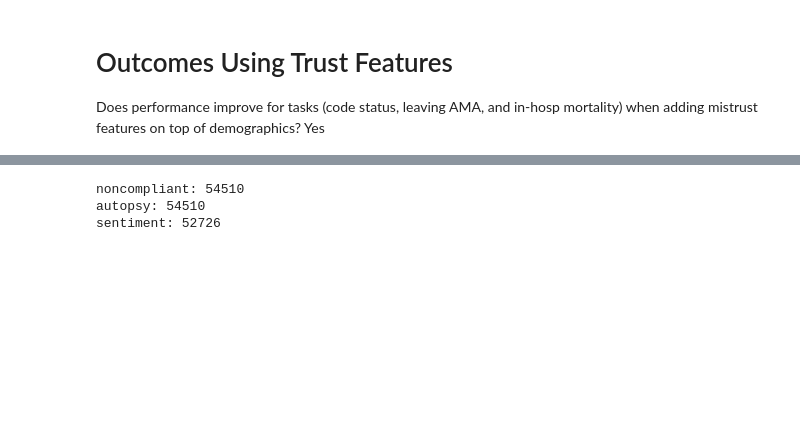
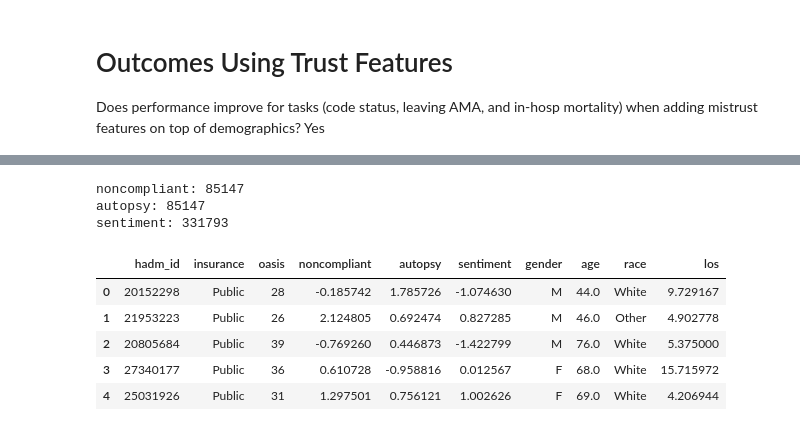
Before and after one commit to damphessian/eol-mistrust, a Jupyter notebook: code/outcomes_ml.ipynb, the cells around one changed output, grey strips where cells are left out. Cells and saved outputs as stored; diff of their text form; code cells hidden in the pictures; blank space fills up the shorter version.

```diff
--- a/code/outcomes_ml.ipynb
+++ b/code/outcomes_ml.ipynb
@@ -94,7 +94,7 @@ class LogisticRegression(_LR):
         )
 # %%
 # con = psycopg2.connect(dbname ='mimic', user='wboag', host="/var/run/postgresql")
-con = psycopg2.connect(dbname='mimic', user='wboag', host="host.docker.internal", port="5432")
+con = psycopg2.connect(dbname='mimiciv', user='wboag', host="host.docker.internal", port="5432")
 cur = con.cursor()
 # %%
 print(strftime("%Y-%m-%d %H:%M:%S", gmtime()))
@@ -431,17 +479,29 @@ def normalize(scores):
 
 
 # query for insurance info
-insurance_query = 'SELECT distinct hadm_id,insurance FROM mimiciii.admissions'
+insurance_query = 'SELECT distinct hadm_id,insurance FROM mimiciv_hosp.admissions'
 insurance = pd.read_sql_query(insurance_query, con)
 
 # query for oasis info
-oasis_query = 'SELECT distinct hadm_id,oasis FROM mimiciii.oasis'
+oasis_query = 'SELECT distinct hadm_id,oasis FROM mimiciv_derived.oasis'
 oasis = pd.read_sql_query(oasis_query, con)
 
 # [repro] note: updated age to admission_age
 # [repro] note: admission_type not present, omitted
 # query for demographics info
-patients_query = 'SELECT distinct hadm_id,gender,admission_age as age,ethnicity,los_hospital FROM mimiciii.icustay_detail WHERE first_icu_stay = True;'
+patients_query = """
+SELECT DISTINCT
+    hadm_id,
+    gender,
+    CASE
+      WHEN admission_age > 89 THEN 90
+      ELSE ROUND(admission_age)
+    END AS age,
+    race AS ethnicity,
+    los_hospital
+FROM mimiciv_derived.icustay_detail
+WHERE first_icu_stay = True;
+"""
 patients = pd.read_sql_query(patients_query, con)
 # patients = patients.loc[patients['admission_type']!='NEWBORN']
 
@@ -451,37 +511,44 @@ with open('../data/mistrust_noncompliant.pkl', 'rb') as f:
 print('noncompliant:', len(noncompliant_dict))
 noncompliant_df = pd.DataFrame(list(noncompliant_dict.items()), columns=['hadm_id','noncompliant'])
 
 # Load trust scores
 with open('../data/mistrust_autopsy.pkl', 'rb') as f:
     autopsy_dict = normalize(pickle.load(f))
 print('autopsy:', len(autopsy_dict))
 autopsy_df = pd.DataFrame(list(autopsy_dict.items()), columns=['hadm_id','autopsy'])
 
 # Load trust scores
 with open('../data/neg_sentiment.pkl', 'rb') as f:
     sentiment_dict = normalize(pickle.load(f))
 print('sentiment:', len(sentiment_dict))
 sentiment_df = pd.DataFrame(list(sentiment_dict.items()), columns=['hadm_id','sentiment'])
 
 
 # merge data
 extra_1 = pd.merge(insurance, oasis, on=['hadm_id'])
 extra_2 = pd.merge(extra_1, noncompliant_df, on=['hadm_id'])
 extra_3 = pd.merge(extra_2, autopsy_df     , on=['hadm_id'])
 extra_4 = pd.merge(extra_3, sentiment_df   , on=['hadm_id'])
 demographics = pd.merge(extra_4, patients  , on=['hadm_id'])
 
 # Normalize some columns
 demographics['ethnicity'] = demographics['ethnicity'].apply(normalize_race)
 demographics['insurance'] = demographics['insurance'].apply(normalize_insurance)
 demographics = demographics.rename(columns={'ethnicity':'race'})
 demographics = demographics.rename(columns={'los_hospital':'los'})
+demographics.dropna(inplace=True)
 
-#demographics.head()
+demographics.head()
 # %% [output]
-noncompliant: 54510
-autopsy: 54510
-sentiment: 52726
+noncompliant: 85147
+autopsy: 85147
+sentiment: 331793
+|  | hadm_id | insurance | oasis | noncompliant | autopsy | sentiment | gender | age | race | los |
+| 0 | 20152298 | Public | 28 | -0.185742 | 1.785726 | -1.074630 | M | 44.0 | White | 9.729167 |
+| 1 | 21953223 | Public | 26 | 2.124805 | 0.692474 | 0.827285 | M | 46.0 | Other | 4.902778 |
+| 2 | 20805684 | Public | 39 | -0.769260 | 0.446873 | -1.422799 | M | 76.0 | White | 5.375000 |
+| 3 | 27340177 | Public | 36 | 0.610728 | -0.958816 | 0.012567 | F | 68.0 | White | 15.715972 |
+| 4 | 25031926 | Public | 31 | 1.297501 | 0.756121 | 1.002626 | F | 69.0 | White | 4.206944 |
 # %%
 import numpy as np
 from sklearn.feature_extraction import DictVectorizer
```
Also changed, not shown: parts of 10 cells of this notebook.
